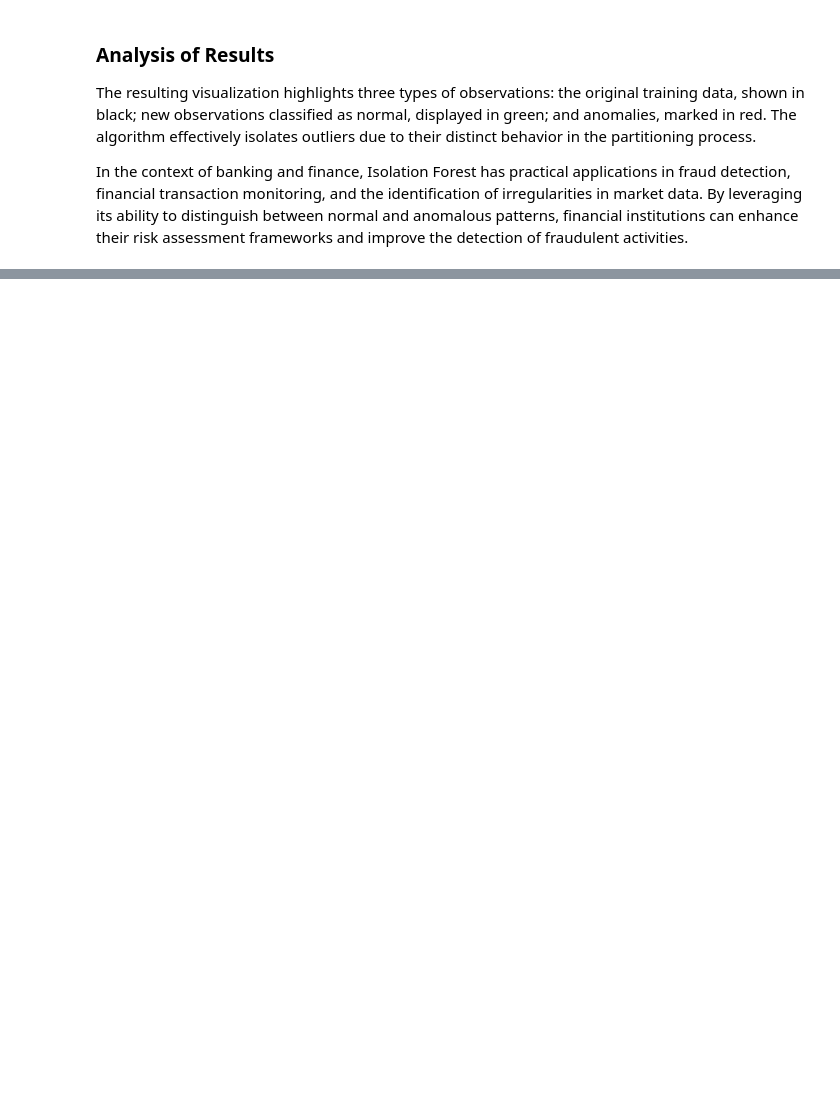
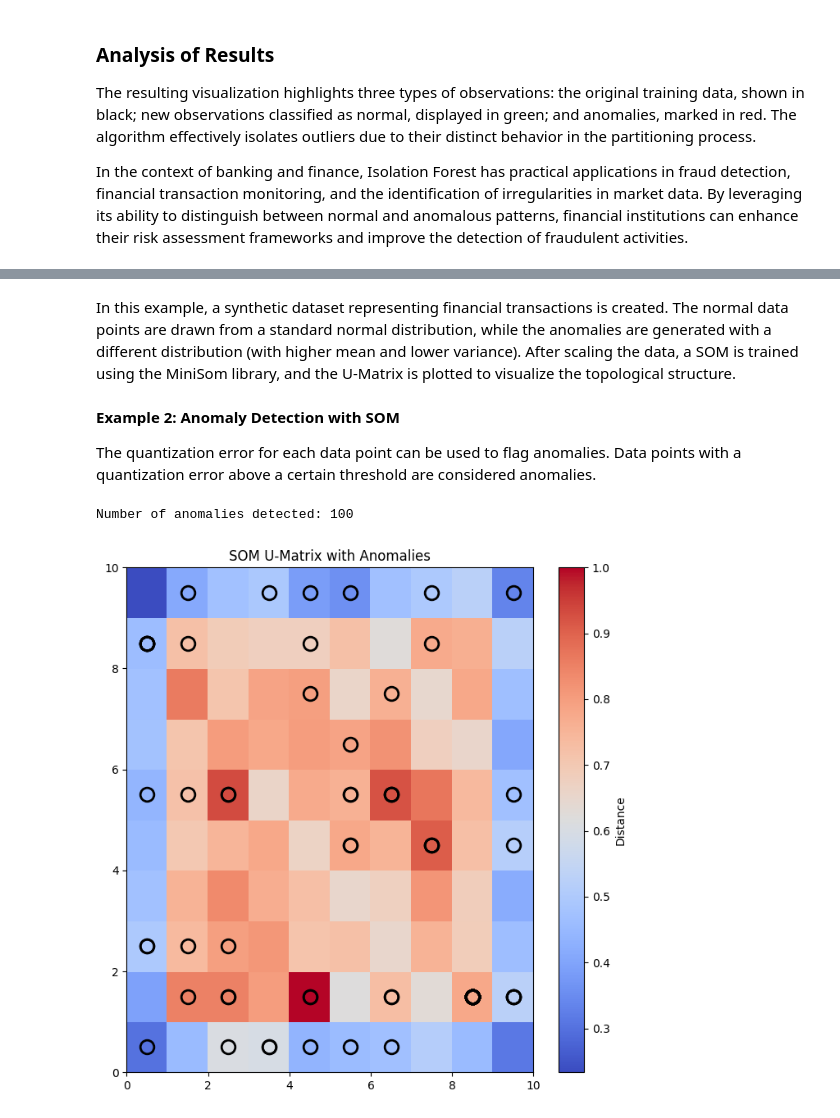
Before and after one commit to polyhedron-gdl/ai-revolution-finance, a Jupyter notebook: anomaly-detection-1.ipynb, the cells around one changed output, grey strips where cells are left out. Drawn from its saved outputs; the diff is of its cells as text; code cells hidden in the pictures; blank space fills up the shorter version.

```diff
--- a/anomaly-detection-1.ipynb
+++ b/anomaly-detection-1.ipynb
@@ -329,0 +494,40 @@ In the context of banking and finance, Isolation Forest has practical applicatio
+# %% [markdown]
+In this example, a synthetic dataset representing financial transactions is created. The normal data points are drawn from a standard normal distribution, while the anomalies are generated with a different distribution (with higher mean and lower variance). After scaling the data, a SOM is trained using the MiniSom library, and the U-Matrix is plotted to visualize the topological structure.
+# %% [markdown]
+**Example 2: Anomaly Detection with SOM**
+
+The quantization error for each data point can be used to flag anomalies. Data points with a quantization error above a certain threshold are considered anomalies.
+# %%
+# Compute quantization errors for all data points
+quantization_errors = np.array([np.linalg.norm(data_point - som.winner(data_point)[1])
+                                for data_point in data_scaled])
+# Alternatively, we can compute the error as the Euclidean distance between the data point and its BMU
+def compute_quantization_error(data_point):
+    winner = som.winner(data_point)
+    weight_vector = som.get_weights()[winner]
+    return np.linalg.norm(data_point - weight_vector)
+
+quantization_errors = np.array([compute_quantization_error(dp) for dp in data_scaled])
+
+# Set a threshold for anomaly detection (e.g., 95th percentile of the quantization errors from normal data)
+threshold = np.percentile(quantization_errors[:1000], 95)
+
+# Identify anomalies
+anomaly_indices = np.where(quantization_errors > threshold)[0]
+print(f"Number of anomalies detected: {len(anomaly_indices)}")
+
+# Visualize the anomalies on the U-Matrix
+plt.figure(figsize=(8, 8))
+plt.pcolor(u_matrix, cmap='coolwarm')
+plt.colorbar(label='Distance')
+plt.title("SOM U-Matrix with Anomalies")
+
+# Mark anomalies
+for idx in anomaly_indices:
+    win = som.winner(data_scaled[idx])
+    plt.plot(win[0] + 0.5, win[1] + 0.5, 'ko', markersize=12, markerfacecolor='None', markeredgewidth=2)
+
+plt.show()
+# %% [output]
+Number of anomalies detected: 100
+[figure, added]
```
Also changed, not shown: parts of 26 cells of this notebook.
